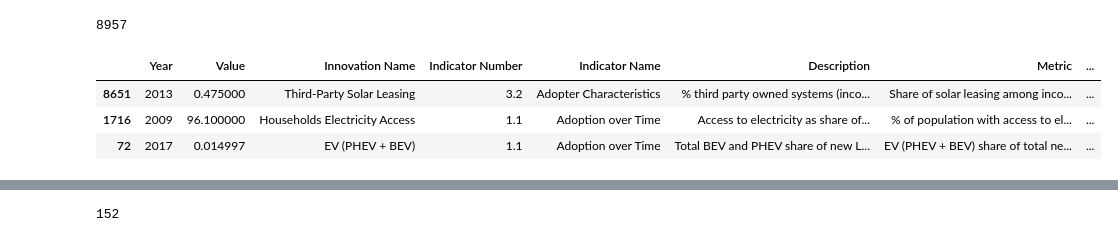
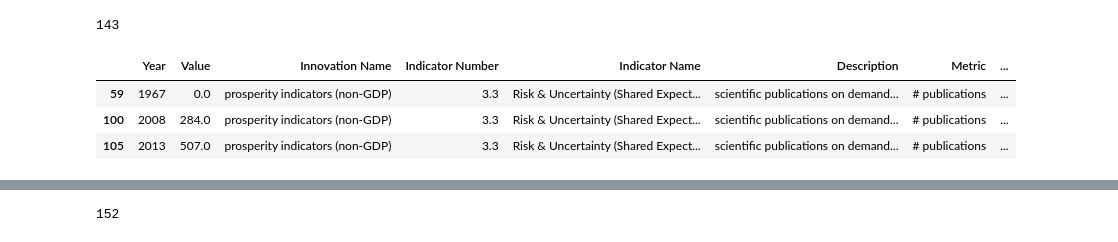
Before and after one commit to marlinarnz/dosi, a Jupyter notebook: data_merge.ipynb, the cells around one changed output, grey strips where cells are left out. Drawn from its saved outputs; the diff is of its cells as text; code cells hidden in the pictures.

```diff
--- a/data_merge.ipynb
+++ b/data_merge.ipynb
@@ -3,15 +3,15 @@ import numpy as np
 import pandas as pd
 import matplotlib.pyplot as plt
 # %%
-new = pd.read_excel('data/PosTip_Data_for_Prosumers.xlsx')
+new = pd.read_excel('data/_sufficiency_data.xlsx')
 print(len(new))
 new.sample(3)
 # %% [output]
-8957
+143
 |  | Year | Value | Innovation Name | Indicator Number | Indicator Name | Description | Metric | ... |
-| 8651 | 2013 | 0.475000 | Third-Party Solar Leasing | 3.2 | Adopter Characteristics | % third party owned systems (inco... | Share of solar leasing among inco... | ... |
-| 1716 | 2009 | 96.100000 | Households Electricity Access | 1.1 | Adoption over Time | Access to electricity as share of... | % of population with access to el... | ... |
-| 72 | 2017 | 0.014997 | EV (PHEV + BEV) | 1.1 | Adoption over Time | Total BEV and PHEV share of new L... | EV (PHEV + BEV) share of total ne... | ... |
+| 59 | 1967 | 0.0 | prosperity indicators (non-GDP) | 3.3 | Risk & Uncertainty (Shared Expect... | scientific publications on demand... | # publications | ... |
+| 100 | 2008 | 284.0 | prosperity indicators (non-GDP) | 3.3 | Risk & Uncertainty (Shared Expect... | scientific publications on demand... | # publications | ... |
+| 105 | 2013 | 507.0 | prosperity indicators (non-GDP) | 3.3 | Risk & Uncertainty (Shared Expect... | scientific publications on demand... | # publications | ... |
 # %%
 innos = new.groupby('Innovation Name')
 print(len(innos))
```
Also changed, not shown: parts of 3 cells of this notebook, 1 other file.
